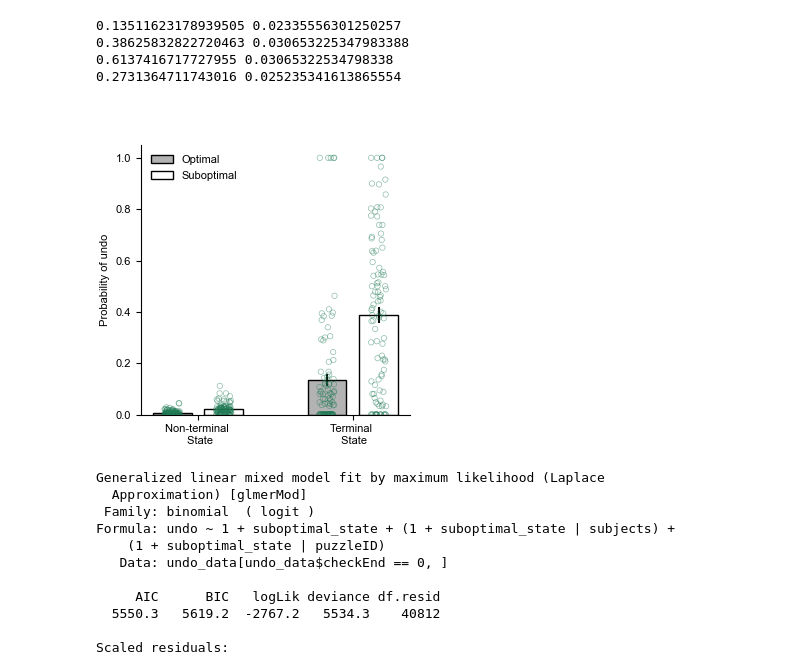
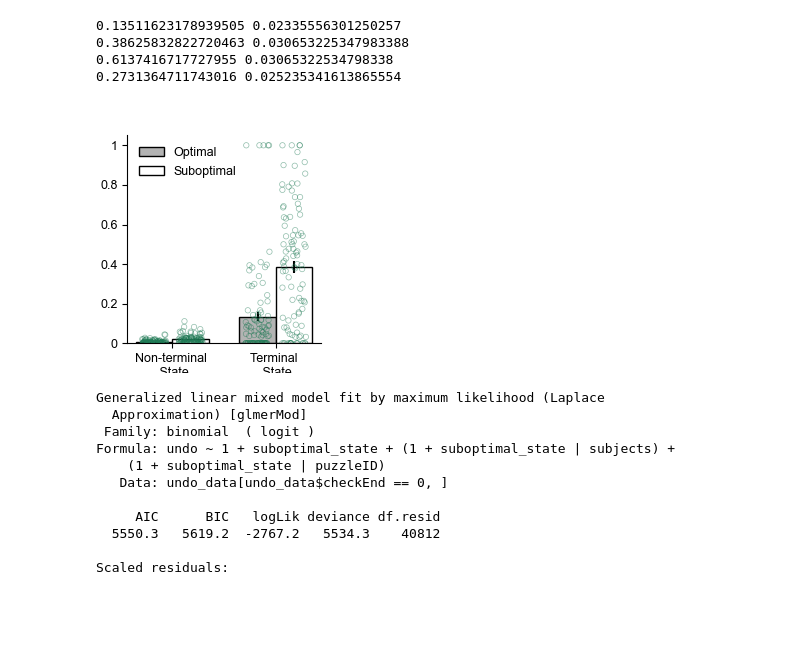
Before and after one commit to sherrybao222/Road_Construction, a Jupyter notebook: submission/analysis/figure_3a_4a_4c.ipynb, the cells around one changed output. Cells and saved outputs as stored; diff of their text form; code cells hidden in the pictures; blank space fills up the shorter version.

Commit message:
further modify figures

```diff
--- a/submission/analysis/figure_3a_4a_4c.ipynb
+++ b/submission/analysis/figure_3a_4a_4c.ipynb
@@ -21,7 +21,7 @@ sys.path.append('/Users/dbao/Downloads/research/rc_scripts/submission/analysis/'
 from process_helper import *
 from plot_helper import *
 save_mode = ".pdf"
-font_size = 8
+font_size = 9
 # %%
 %load_ext rpy2.ipython
 
@@ -127,9 +127,9 @@ print(undo_avg_terminal.mean(), undo_avg_terminal.sem())
 plt.rcParams.update({'font.size': font_size})
 fig, axs = plt.subplots(1, 1)
 # Set figure size to be square
-fig.set_size_inches(3.5, 3.5)
+fig.set_size_inches(2.5, 2.7)
 
-positions = [1, 1.8, 3.4, 4.2]
+positions = [1, 1.3, 2-0.15, 2+0.15]
 
 # Overlay individual dots as open circles
 np.random.seed(42)  # For reproducible jitter
@@ -137,7 +137,7 @@ data_arrays = [undo_noerror_avg_nonterminal, undo_error_avg_nonterminal,
                undo_noerror_avg_terminal, undo_error_avg_terminal]
 
 for pos, data in zip(positions, data_arrays):
-    jitter = np.random.uniform(-0.12, 0.12, len(data))
+    jitter = np.random.uniform(-0.1, 0.1, len(data))
     axs.scatter(pos + jitter, data, facecolors='none', edgecolors='#1F7A55',
                 s=15, alpha=0.5, zorder=3, linewidths=0.5)
 
@@ -148,41 +148,44 @@ mean_values = [undo_noerror_avg_nonterminal.mean(),
 
 bars = axs.bar(positions,
                mean_values,
-               width=0.6,
+               width=0.3,
                color=[(.7, .7, .7), 'w', (.7, .7, .7), 'w'],
                edgecolor='k')
 
 # add standard error
 errs = axs.errorbar(positions,
                     mean_values,
                     yerr=[undo_noerror_avg_nonterminal.sem(),
                     undo_error_avg_nonterminal.sem(),
                     undo_noerror_avg_terminal.sem(),
                     undo_error_avg_terminal.sem()],
                     fmt='none',  # No connecting line
                     ecolor='k')  # Error bar color
 
 axs.set_ylabel('Probability of undo')
 # axs.set_yticks(np.arange(0,0.6,0.1))
 # axs.set_xticks([1,1.5, 2,3,3.5, 4])
-axs.set_xticks([1.4, 3.8])
+axs.set_xticks([1.15, 2])
+axs.set_yticks([0, 0.2, 0.4, 0.6, 0.8, 1])
+# axs.set_ylim([0,1])
+axs.set_yticklabels(['0' ,'0.2', '0.4', '0.6', '0.8', '1'])
 
 axs.set_xticklabels(labels = [
                               'Non-terminal \n State',
 
                               'Terminal \n State'
                     ])
 
 # Add legend
 axs.legend((bars[0], bars[1]), ('Optimal', 'Suboptimal'),
            loc='upper left', frameon=False, fontsize=font_size)
 
 # set ratio to be 1:1
-axs.set_aspect(1/axs.get_data_ratio())
+# axs.set_aspect(1/axs.get_data_ratio())
 fig.savefig(out_dir + 'undo_corrective'+save_mode, dpi=300, bbox_inches='tight')
 plt.show()
 # %% [output]
-[figure, old version]
+[figure, new version]
 # %%
 %%R
 # eq:stats_undo_optimality
```
Also changed, not shown: parts of 32 cells of this notebook, 7 other files.
